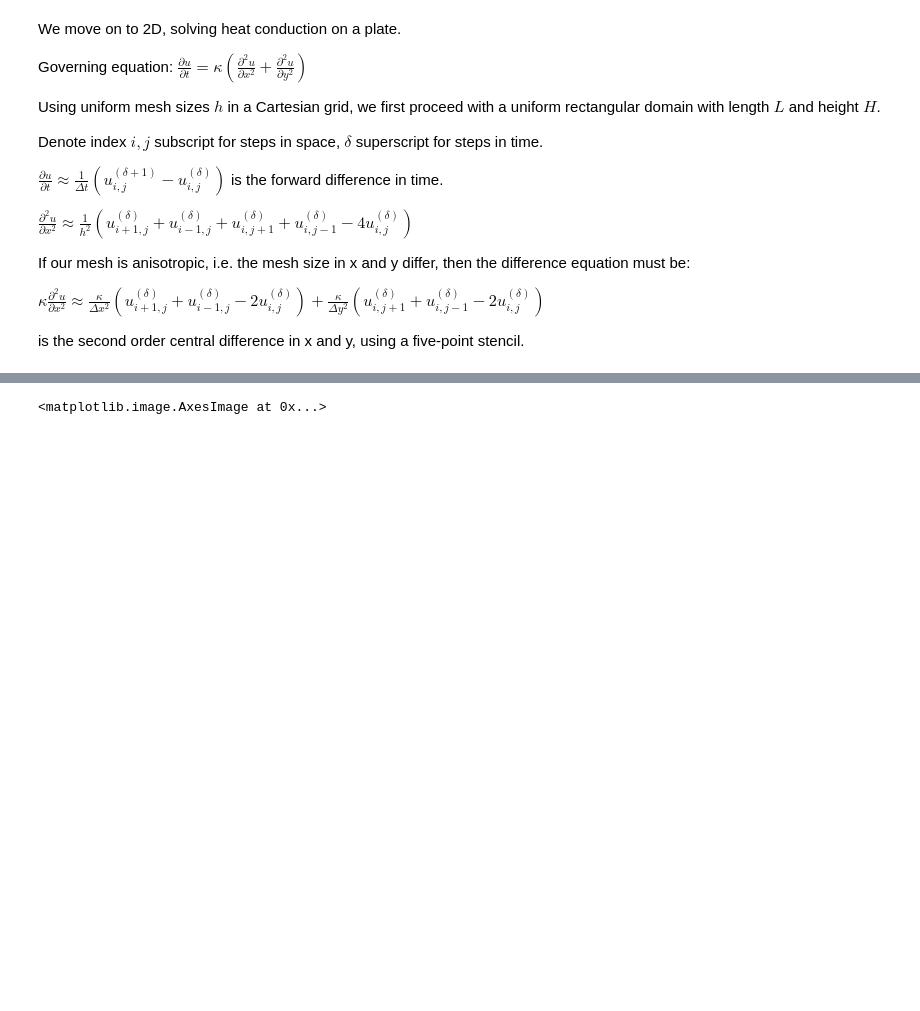
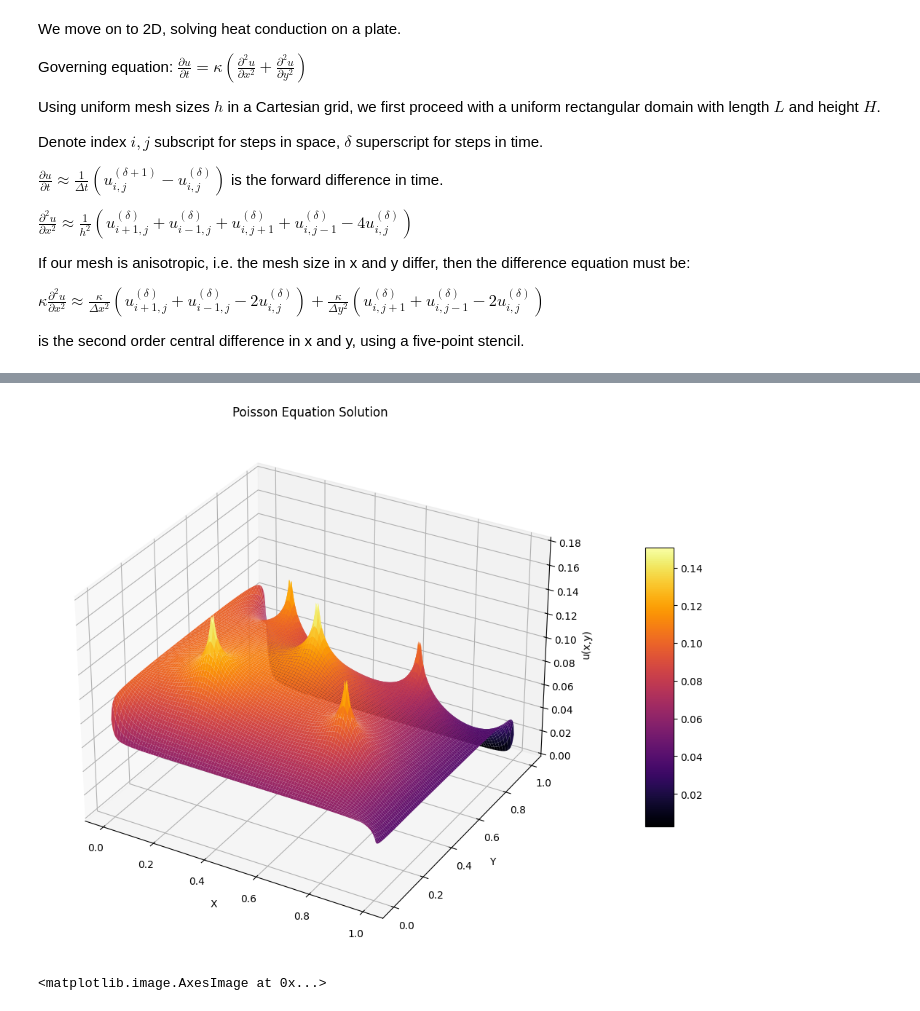
Before and after one commit to XDMisonoXDMikaXD/diffy-qs-solver, a Jupyter notebook: 2D_heat.ipynb, the cells around one changed output, grey strips where cells are left out. Drawn from its saved outputs; the diff is of its cells as text; code cells hidden in the pictures; blank space fills up the shorter version.

```diff
--- a/2D_heat.ipynb
+++ b/2D_heat.ipynb
@@ -347,3 +353,40 @@ plt.imshow(sol_2d, origin='lower', cmap = 'inferno')
+# %%
+def plot_3d(sol_2d, title="Poisson Equation Solution", cmap='inferno'):
+    """
+    Plots a 2D array as a 3D surface.
+    """
+    # 1. Create coordinate grids based on array shape
+    ny, nx = sol_2d.shape
+    x = np.linspace(0, 1, nx)
+    y = np.linspace(0, 1, ny)
+    X, Y = np.meshgrid(x, y)
+
+    # 2. Initialize 3D plot
+    fig, ax = plt.subplots(subplot_kw={"projection": "3d"}, figsize=(10, 8))
+
+    # 3. Render surface
+    # rcount/ccount limit the mesh density for smoother rotation performance
+    surf = ax.plot_surface(X, Y, sol_2d, cmap=cmap,
+                           rcount=100, ccount=100,
+                           antialiased=True, edgecolor='none')
+
+    # 4. Styling and Labels
+    ax.set_title(title)
+    ax.set_xlabel('X')
+    ax.set_ylabel('Y')
+    ax.set_zlabel('u(x,y)')
+
+    # Add a colorbar
+    fig.colorbar(surf, ax=ax, shrink=0.5, aspect=10, pad=0.1)
+
+    plt.tight_layout()
+    return fig, ax
+
+
+plot_3d(sol_2d)
+plt.show()
+# %% [output]
+[figure, added]
 # %%
 # testing Neumann boundaries, Poisson equation
 
```
Also changed, not shown: parts of 2 cells of this notebook, 1 other file.
